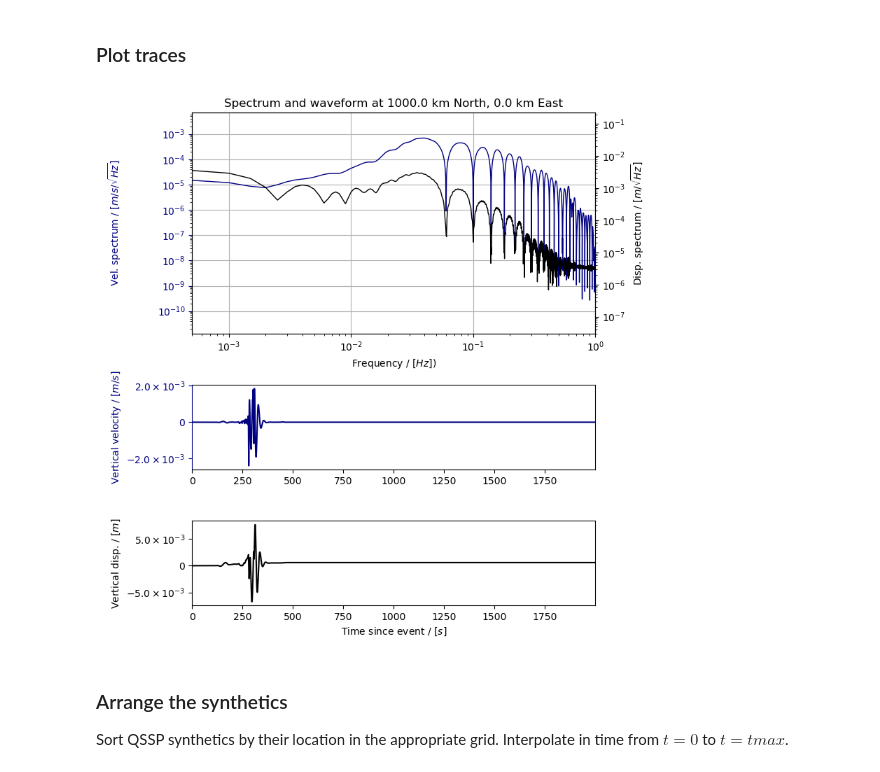
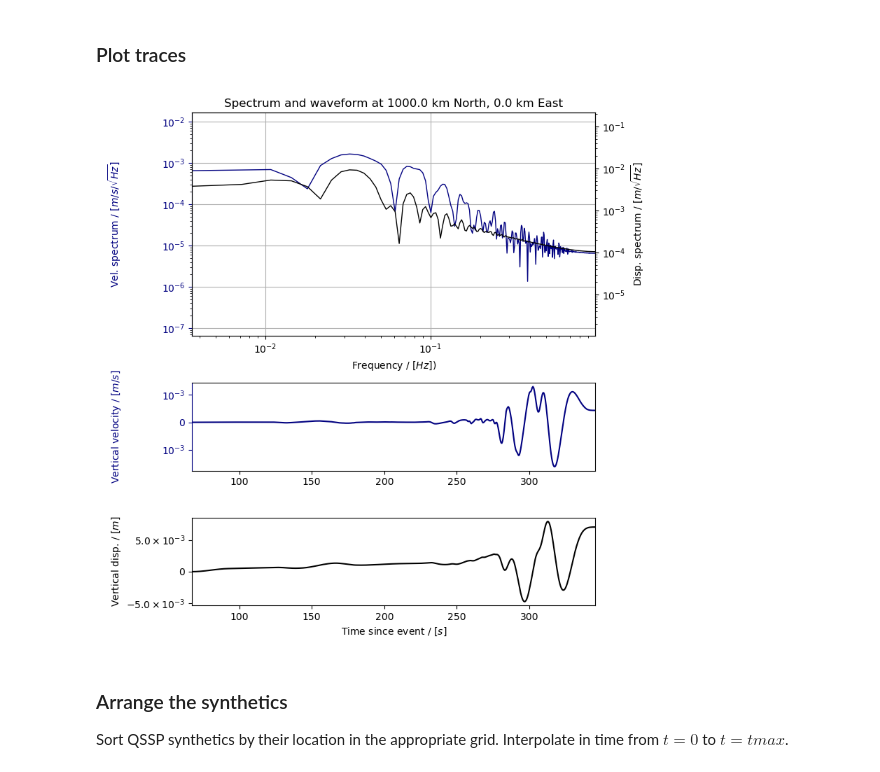
Before and after one commit to QuentinBrissaud/airglow_model, a Jupyter notebook: Test_new_scalers.ipynb, the cells around one changed output. Drawn from its saved outputs; the diff is of its cells as text; code cells hidden in the pictures.

Commit message:
New scalers with atten models

```diff
--- a/Test_new_scalers.ipynb
+++ b/Test_new_scalers.ipynb
@@ -88,7 +107,8 @@ opt_synthetics = dict(
     #store_id = 'GF_venus_Cold100_qssp',
     #store_id = 'GF_venus_Cold100_qssp_grid',
     ### Give store names, and min and max valid distance
-    store_ids_dists = [('GF_venus_Cold100_qssp_grid',0e3,500e3),('GF_venus_Cold100_qssp_grid_mid',500e3,8000e3)],
+    #store_ids_dists = [('GF_venus_Cold100_qssp_grid',0e3,500e3),('GF_venus_Cold100_qssp_grid_mid',500e3,8000e3)],
+    store_ids_dists = [('GF_venus_Cold100_atten_qssp_nearfield',0e3,50e3),('GF_venus_Cold100_atten_qssp',50e3,8000e3)],
     ###
     ### Options for grid
     north_shifts = north_shifts,
@@ -108,9 +128,9 @@ Total grid size:  159
 # %%
 ns, es       = 1000e3, 0e3
 ### Plot one of the waveforms for check
-fig = SEISMO.plot_traces(ns, es, do_interpolate=True)
+fig = SEISMO.plot_traces(ns, es, do_interpolate=False)
 # %% [output]
-[figure, old version]
+[figure, new version]
 # %% [markdown]
 ### Arrange the synthetics
 Sort QSSP synthetics by their location in the appropriate grid. Interpolate in time from $t=0$ to $t=tmax$.
```
Also changed, not shown: parts of 1 cell of this notebook, 1 other file.
